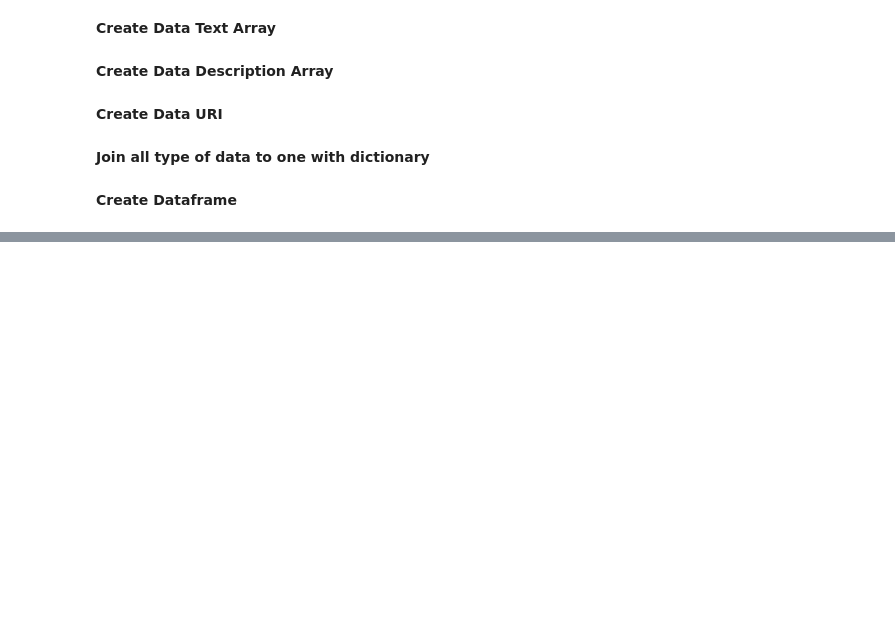
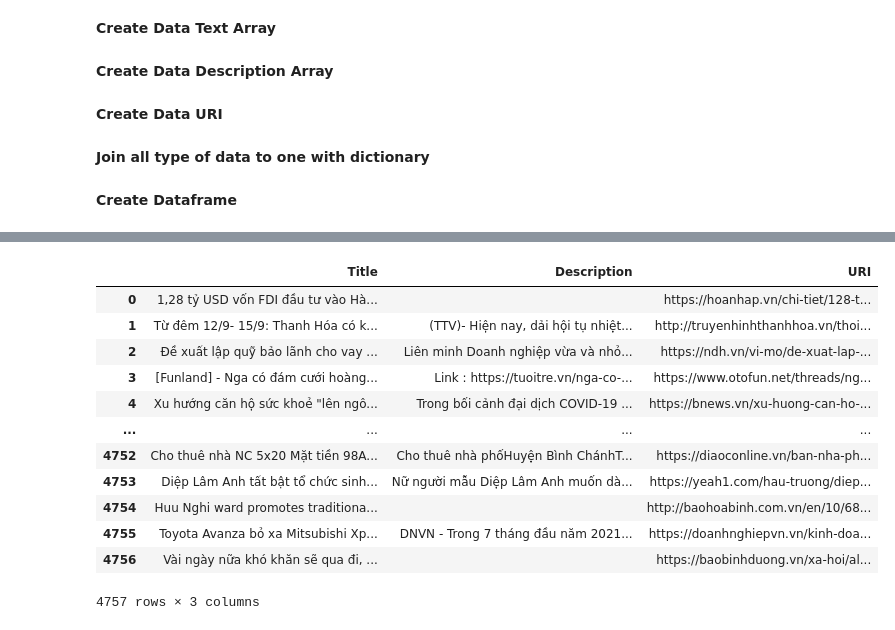
Before and after one commit to lamminhthien/DataMining_School, a Jupyter notebook: DANes_(B1_From_JSON_to_Dictionary_to_Dataframe_to_CSV).ipynb, the cells around one changed output, grey strips where cells are left out. Drawn from its saved outputs; the diff is of its cells as text; code cells hidden in the pictures; blank space fills up the shorter version.

Commit message:
Được tạo bằng Colaboratory

```diff
--- a/DANes_(B1_From_JSON_to_Dictionary_to_Dataframe_to_CSV).ipynb
+++ b/DANes_(B1_From_JSON_to_Dictionary_to_Dataframe_to_CSV).ipynb
@@ -70,0 +66,19 @@ df.head()
+# %%
+# Enable Data Table Display
+from google.colab import data_table
+data_table.enable_dataframe_formatter()
+df
+# %% [output]
+|  | Title | Description | URI |
+| 0 | 1,28 tỷ USD vốn FDI đầu tư vào Hà... |  | https://hoanhap.vn/chi-tiet/128-t... |
+| 1 | Từ đêm 12/9- 15/9: Thanh Hóa có k... | (TTV)- Hiện nay, dải hội tụ nhiệt... | http://truyenhinhthanhhoa.vn/thoi... |
+| 2 | Đề xuất lập quỹ bảo lãnh cho vay ... | Liên minh Doanh nghiệp vừa và nhỏ... | https://ndh.vn/vi-mo/de-xuat-lap-... |
+| 3 | [Funland] - Nga có đám cưới hoàng... | Link : https://tuoitre.vn/nga-co-... | https://www.otofun.net/threads/ng... |
+| 4 | Xu hướng căn hộ sức khoẻ "lên ngô... | Trong bối cảnh đại dịch COVID-19 ... | https://bnews.vn/xu-huong-can-ho-... |
+| ... | ... | ... | ... |
+| 4752 | Cho thuê nhà NC 5x20 Mặt tiền 98A... | Cho thuê nhà phốHuyện Bình ChánhT... | https://diaoconline.vn/ban-nha-ph... |
+| 4753 | Diệp Lâm Anh tất bật tổ chức sinh... | Nữ người mẫu Diệp Lâm Anh muốn dà... | https://yeah1.com/hau-truong/diep... |
+| 4754 | Huu Nghi ward promotes traditiona... |  | http://baohoabinh.com.vn/en/10/68... |
+| 4755 | Toyota Avanza bỏ xa Mitsubishi Xp... | DNVN - Trong 7 tháng đầu năm 2021... | https://doanhnghiepvn.vn/kinh-doa... |
+| 4756 | Vài ngày nữa khó khăn sẽ qua đi, ... |  | https://baobinhduong.vn/xa-hoi/al... |
+4757 rows × 3 columns
```
Also changed, not shown: parts of 2 cells of this notebook.
